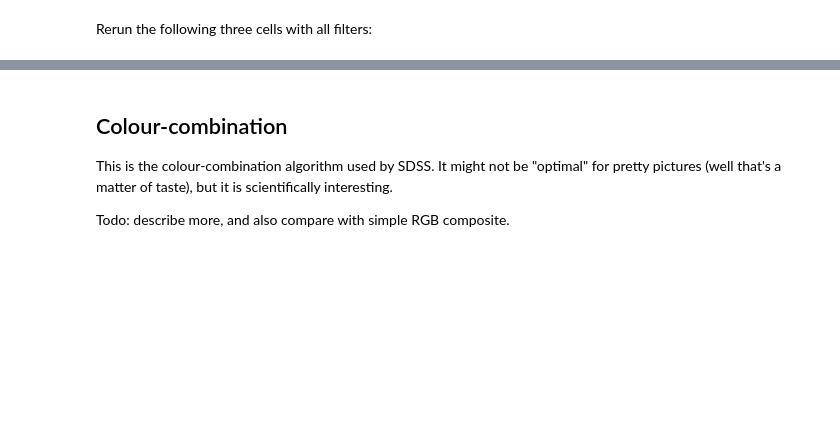
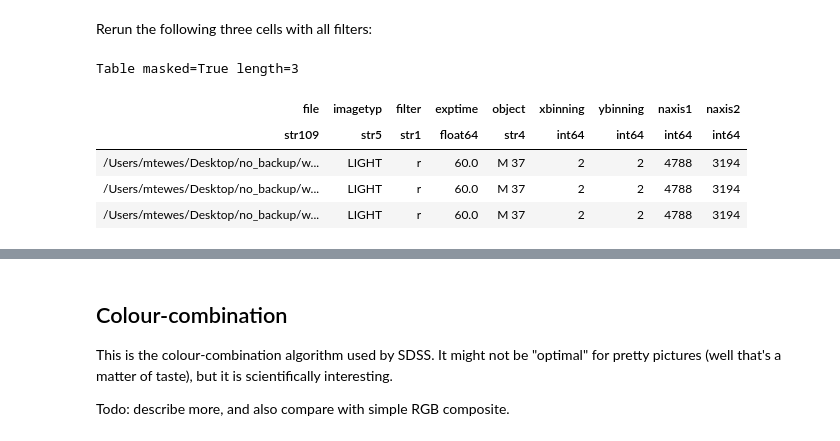
Before and after one commit to aifatelescope/datared, a Jupyter notebook: book/stack.ipynb, the cells around one changed output, grey strips where cells are left out. Cells and saved outputs as stored; diff of their text form; code cells hidden in the pictures; blank space fills up the shorter version.

```diff
--- a/book/stack.ipynb
+++ b/book/stack.ipynb
@@ -33,12 +53,20 @@ dest_dir.mkdir(exist_ok=True)
 # %% [markdown]
 Rerun the following three cells with all filters:
 # %%
+
 # Select object and filter:
 selected_object = "M 37"
-selected_filter = "i"
+selected_filter = "r"
 
 selected_science_files = science_files.filter(object=selected_object, filter=selected_filter)
 selected_science_files.summary
+# %% [output]
+Table masked=True length=3
+| file | imagetyp | filter | exptime | object | xbinning | ybinning | naxis1 | naxis2 |
+| str109 | str5 | str1 | float64 | str4 | int64 | int64 | int64 | int64 |
+| /Users/mtewes/Desktop/no_backup/w... | LIGHT | r | 60.0 | M 37 | 2 | 2 | 4788 | 3194 |
+| /Users/mtewes/Desktop/no_backup/w... | LIGHT | r | 60.0 | M 37 | 2 | 2 | 4788 | 3194 |
+| /Users/mtewes/Desktop/no_backup/w... | LIGHT | r | 60.0 | M 37 | 2 | 2 | 4788 | 3194 |
 # %%
 # Select first image as the target to project on (note: same image for *all* filters!)
 target_image = ccdproc.CCDData.read(science_files.filter(object=selected_object).files[0])
```
Also changed, not shown: parts of 5 cells of this notebook, 3 other files.
